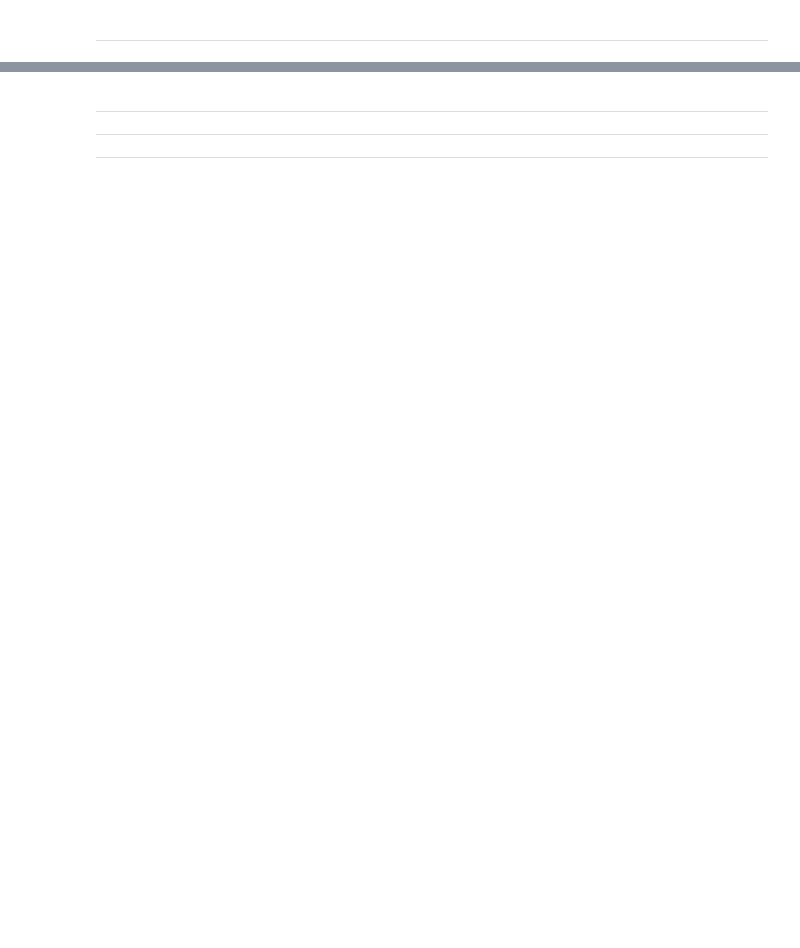
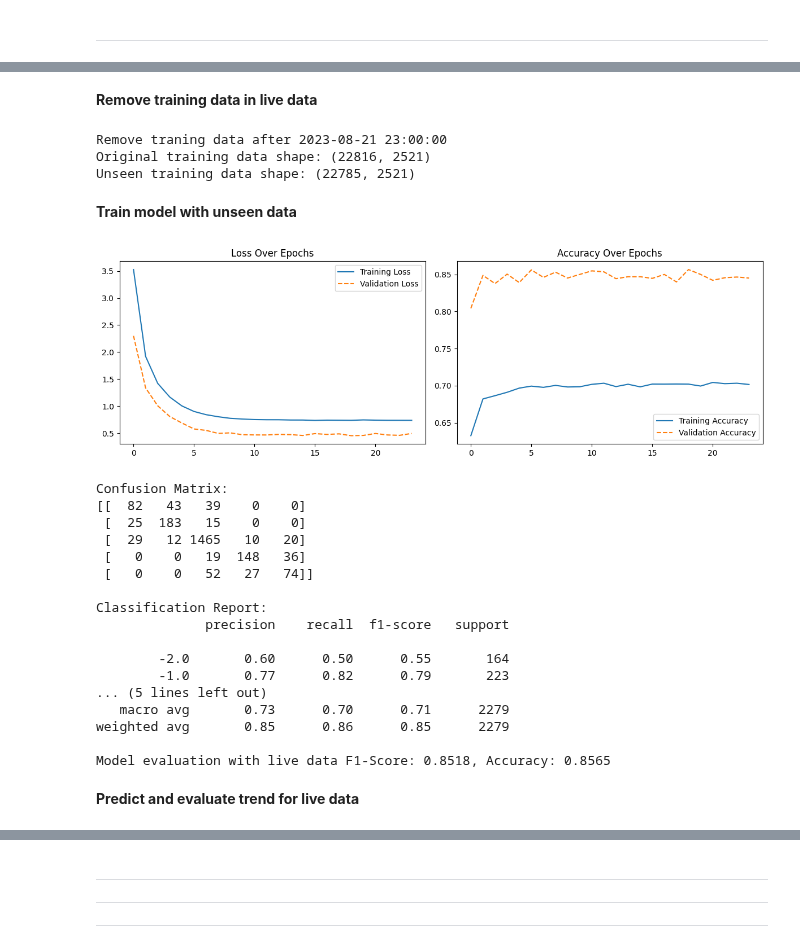
Before and after one commit to natapone/btc_live_price_prediction, a Jupyter notebook: 04_deep_learning_model.ipynb, the cells around one changed output, grey strips where cells are left out. Drawn from its saved outputs; the diff is of its cells as text; code cells hidden in the pictures; blank space fills up the shorter version.

```diff
--- a/04_deep_learning_model.ipynb
+++ b/04_deep_learning_model.ipynb
@@ -1419,0 +1412,20 @@ To potentially enhance the performance for extended forecasting periods and the
+# %%
+T = 24 # number of periods to use as input features (time steps)
+
+df = read_hist_data()
+df = get_target_next_ema_diff(df, target_shift=3)
+df = get_features_v3(df, T=T)
+df = df.dropna()
+
+# print(df.head(5))
+# print(df.tail(5))
+
+F = int((df.shape[1] -1) / T) # number of input features
+C = 5 # number of classes
+
+# Count target values
+print("Count", df['target'].value_counts())
+
+print("Data shape: ", df.shape )
+print(f"Input shape: ({T}, {F})")
+# df.describe()
@@ -1419,0 +1508,41 @@ To potentially enhance the performance for extended forecasting periods and the
+# %% [markdown]
+**Remove training data in live data**
+# %%
+# earliest date time in live data
+earliest_datetime = df_live.index.min()
+print(f"Remove traning data after {earliest_datetime}")
+
+# Remove training data in df after 2023-08-10 17:00:00
+df_train = df[df.index < earliest_datetime]
+
+print(f"Original training data shape: {df.shape}")
+print(f"Unseen training data shape: {df_train.shape}")
+# %% [output]
+Remove traning data after 2023-08-21 23:00:00
+Original training data shape: (22816, 2521)
+Unseen training data shape: (22785, 2521)
+# %% [markdown]
+**Train model with unseen data**
+# %%
+model = train_dl_trend_prediction_model(df_train, T=T, model_name = 'dl_btc_ema_3hr_trend_unseen',test_size=0.1, epochs=50)
+# %% [output]
+[figure, added]
+Confusion Matrix:
+[[  82   43   39    0    0]
+ [  25  183   15    0    0]
+ [  29   12 1465   10   20]
+ [   0    0   19  148   36]
+ [   0    0   52   27   74]]
+
+Classification Report:
+              precision    recall  f1-score   support
+
+        -2.0       0.60      0.50      0.55       164
+        -1.0       0.77      0.82      0.79       223
+... (5 lines left out)
+   macro avg       0.73      0.70      0.71      2279
+weighted avg       0.85      0.86      0.85      2279
+
+Model evaluation with live data F1-Score: 0.8518, Accuracy: 0.8565
+# %% [markdown]
+**Predict and evaluate trend for live data**
```
Also changed, not shown: parts of 15 cells of this notebook.
